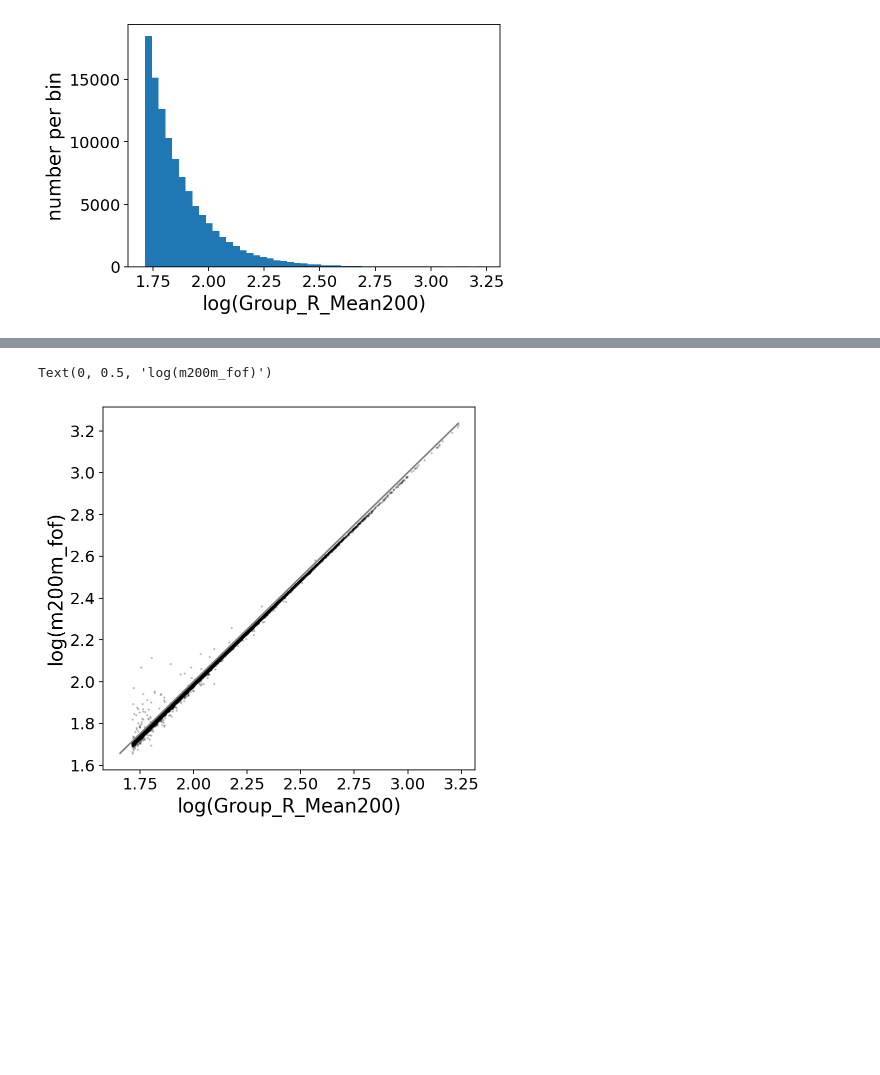
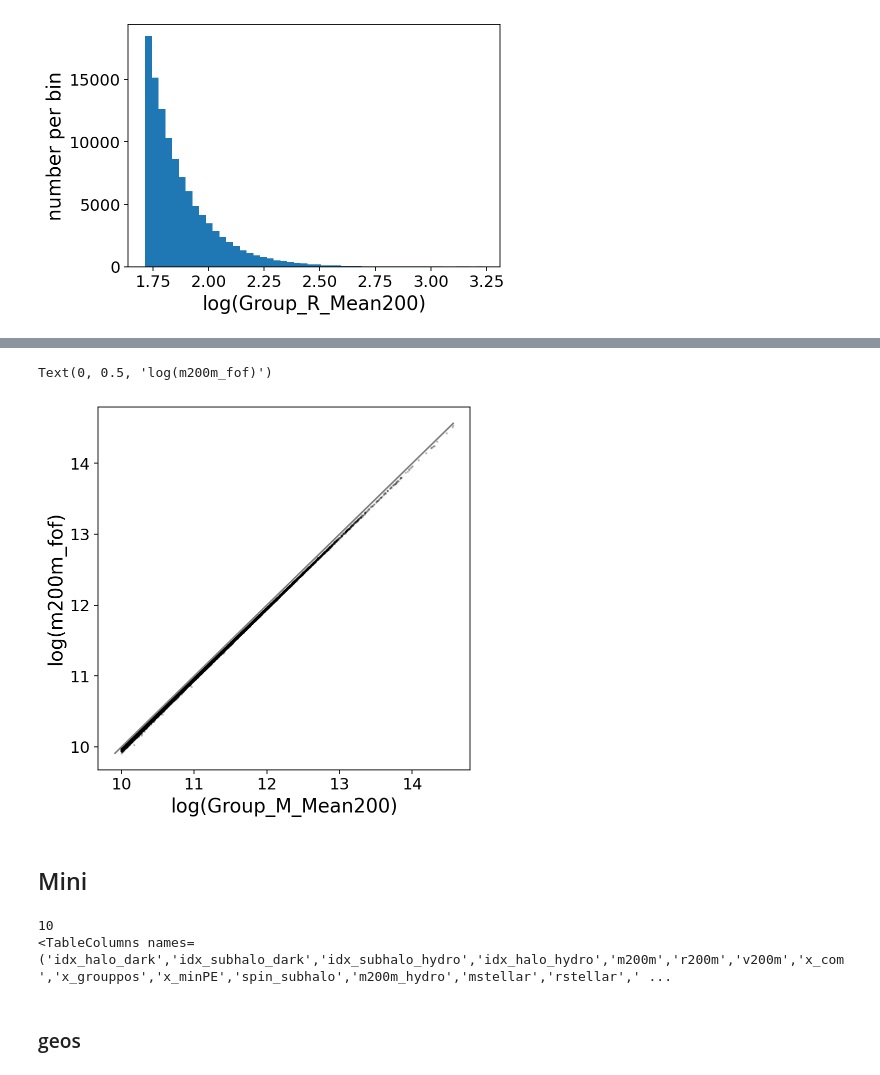
Before and after one commit to kstoreyf/equivariant-cosmology, a Jupyter notebook: notebooks/2023-04-26.ipynb, the cells around one changed output, grey strips where cells are left out. Cells and saved outputs as stored; diff of their text form; code cells hidden in the pictures; blank space fills up the shorter version.

Commit message:
updated halo table, geo, geo clean, scalar features to tabu data

```diff
--- a/notebooks/2023-04-26.ipynb
+++ b/notebooks/2023-04-26.ipynb
@@ -70,10 +60,12 @@ sorted(tab_halos['r200m'])[300:310]
-# %%
-plt.figure(figsize=(6,6))
-xx = np.linspace(np.min(np.log10(tab_halos['r200m_fof'])), np.max(np.log10(tab_halos['r200m'])))
-plt.plot(xx, xx, color='grey')
-plt.scatter(np.log10(tab_halos['r200m']), np.log10(tab_halos['r200m_fof']), color='k', alpha=0.2, s=1)
-plt.xlabel('log(Group_R_Mean200)')
-plt.ylabel('log(m200m_fof)')
-# %% [output]
-Text(0, 0.5, 'log(m200m_fof)')
-[figure, removed]
+# %%
+plt.figure(figsize=(6,6))
+xx = np.linspace(np.min(tab_halos['log_m200m_fof']), np.max(tab_halos['log_m200m']))
+plt.plot(xx, xx, color='grey')
+plt.scatter(tab_halos['log_m200m'], tab_halos['log_m200m_fof'], color='k', alpha=0.2, s=1)
+plt.xlabel('log(Group_M_Mean200)')
+plt.ylabel('log(m200m_fof)')
+# %% [output]
+Text(0, 0.5, 'log(m200m_fof)')
+[figure, added]
+# %% [markdown]
+## Mini
@@ -79,0 +78,8 @@ Text(0, 0.5, 'log(m200m_fof)')
+# %%
+print(len(tab_halos))
+print(tab_halos.columns)
+# %% [output]
+10
+<TableColumns names=('idx_halo_dark','idx_subhalo_dark','idx_subhalo_hydro','idx_halo_hydro','m200m','r200m','v200m','x_com','x_grouppos','x_minPE','spin_subhalo','m200m_hydro','mstellar','rstellar',' ...
+# %% [markdown]
+### geos
```
Also changed, not shown: parts of 14 cells of this notebook, 10 other files.
